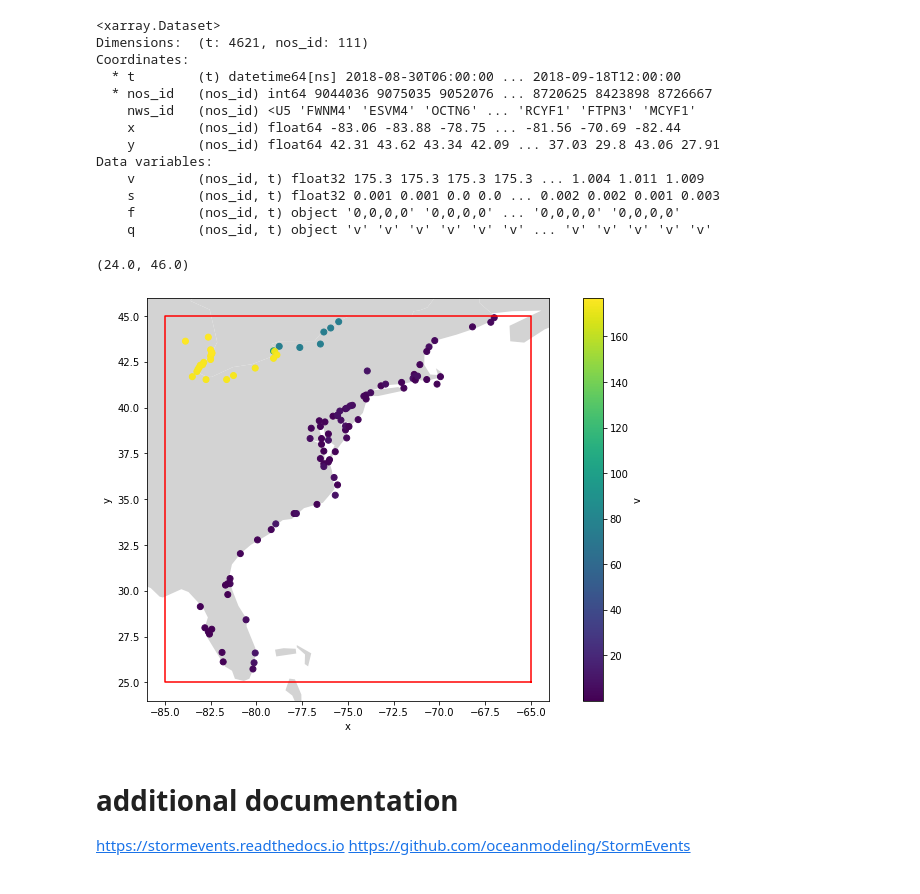
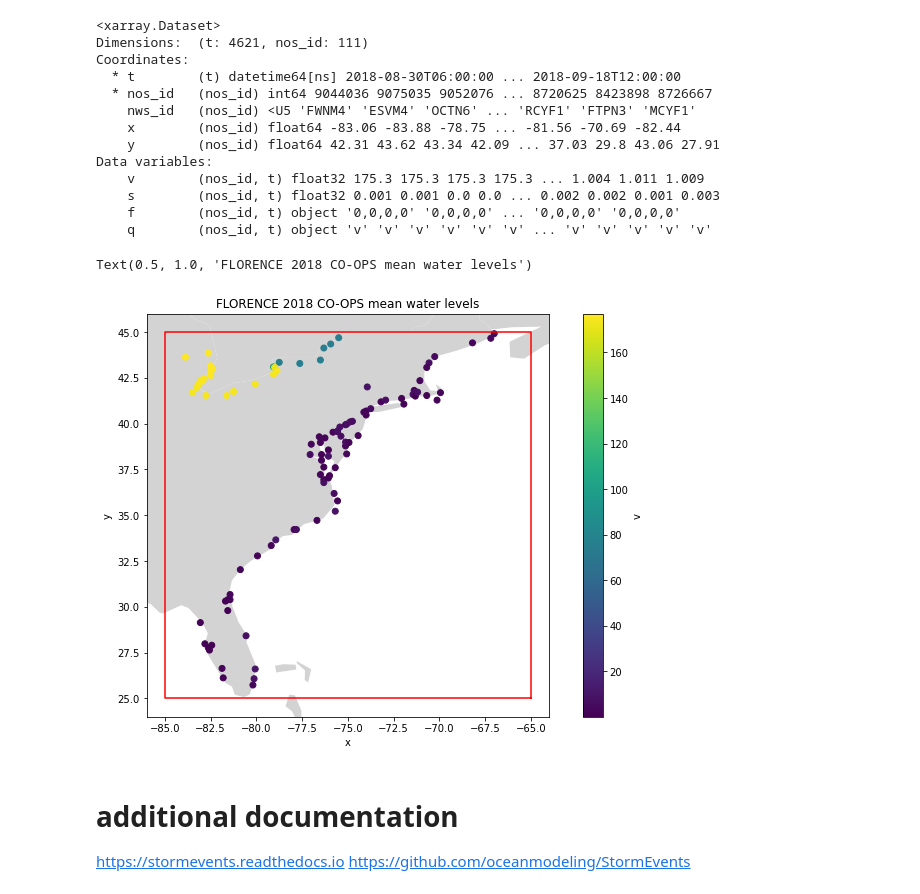
Before and after one commit to oceanmodeling/StormEvents, a Jupyter notebook: examples/example_1.ipynb, the cells around one changed output. Drawn from its saved outputs; the diff is of its cells as text; code cells hidden in the pictures.

```diff
--- a/examples/example_1.ipynb
+++ b/examples/example_1.ipynb
@@ -228,18 +236,20 @@ Data variables:
 # %%
 figure, axis = pyplot.subplots(1, 1)
 figure.set_size_inches(12, 12 / 1.61803398875)
 
 axis.plot(*region.exterior.xy, c='red')
 water_levels.mean('t').plot.scatter(x='x', y='y', hue='v', cmap='viridis', ax=axis)
 
 xlim = axis.get_xlim()
 ylim = axis.get_ylim()
 countries.plot(color='lightgrey', ax=axis, zorder=-1)
 axis.set_xlim(xlim)
 axis.set_ylim(ylim)
+
+axis.set_title(f'{storm.name} {storm.year} CO-OPS mean water levels')
 # %% [output]
-(24.0, 46.0)
+Text(0.5, 1.0, 'FLORENCE 2018 CO-OPS mean water levels')
-[figure, old version]
+[figure, new version]
 # %% [markdown]
 # additional documentation
 https://stormevents.readthedocs.io
```
Also changed, not shown: parts of 4 cells of this notebook.
